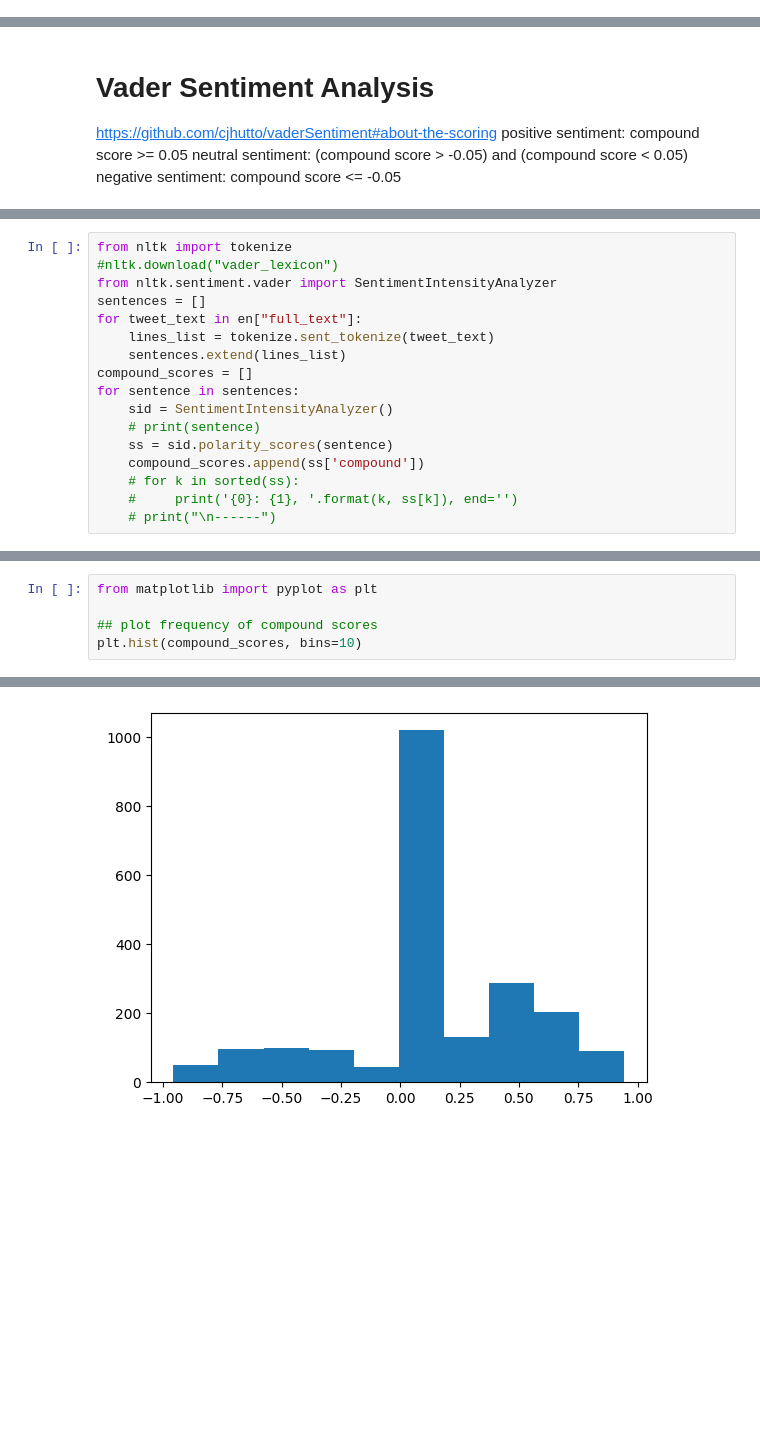
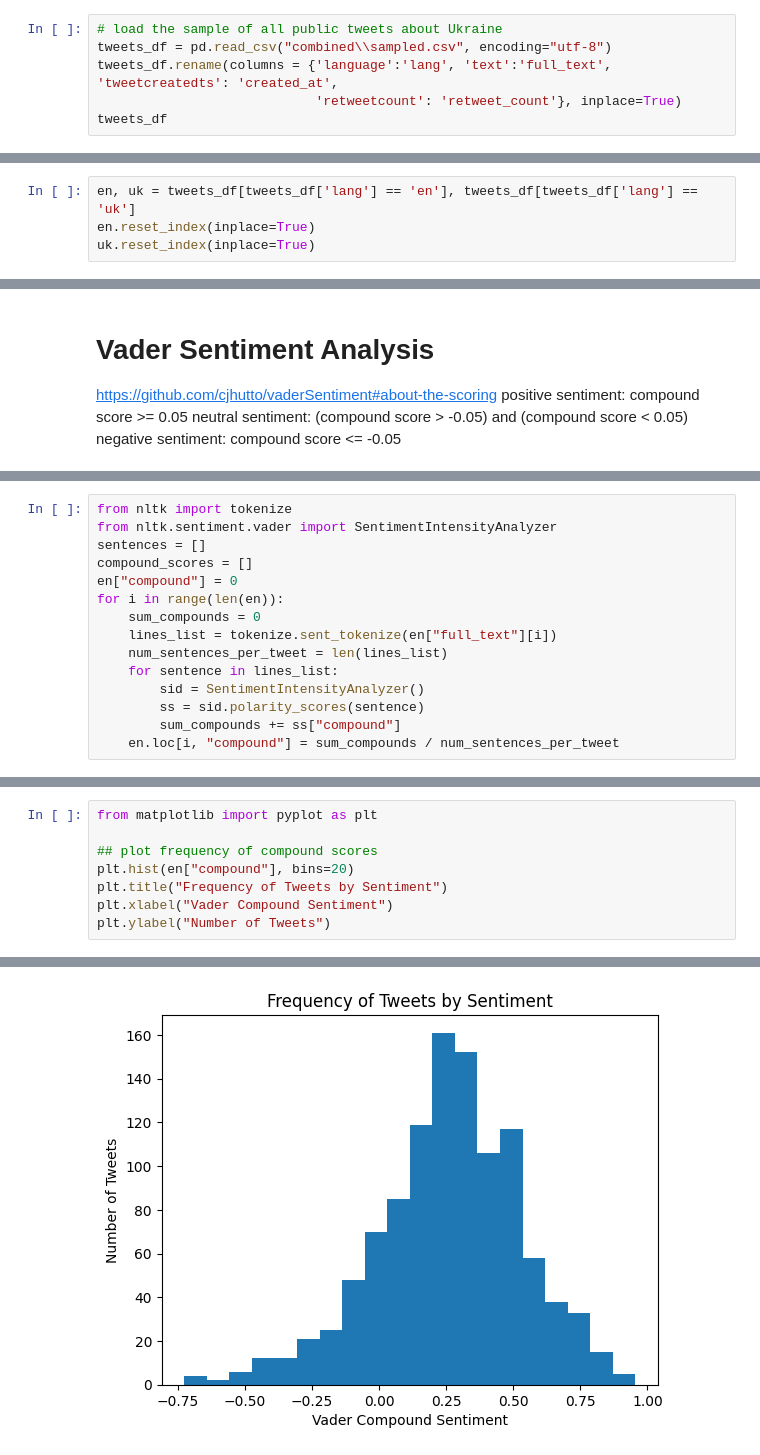
Before and after one commit to amdecker/social-media-ukraine, a Jupyter notebook: twitter_analysis.ipynb, the cells around one changed output, grey strips where cells are left out. Saved outputs shown, nothing was run; the diff lists cells and outputs as text; blank space fills up the shorter version.

Commit message:
tfidf, updated sentiment analysis, sampling of large dataset

```diff
--- a/twitter_analysis.ipynb
+++ b/twitter_analysis.ipynb
@@ -78,0 +50,6 @@ ro 1
+# %%
+# load the sample of all public tweets about Ukraine
+tweets_df = pd.read_csv("combined\\sampled.csv", encoding="utf-8")
+tweets_df.rename(columns = {'language':'lang', 'text':'full_text', 'tweetcreatedts': 'created_at',
+                            'retweetcount': 'retweet_count'}, inplace=True)
+tweets_df
@@ -95,3 +129,7 @@ en, uk = tweets_df.loc[tweets_df['lang'] == 'en'], tweets_df.loc[tweets_df['lang
+# %%
+en, uk = tweets_df[tweets_df['lang'] == 'en'], tweets_df[tweets_df['lang'] == 'uk']
+en.reset_index(inplace=True)
+uk.reset_index(inplace=True)
 # %% [markdown]
 # Remove stop words and tokenize
 # %%
@@ -300,18 +290,16 @@ https://github.com/cjhutto/vaderSentiment#about-the-scoring
 # %%
 from nltk import tokenize
-#nltk.download("vader_lexicon")
 from nltk.sentiment.vader import SentimentIntensityAnalyzer
 sentences = []
-for tweet_text in en["full_text"]:
-    lines_list = tokenize.sent_tokenize(tweet_text)
-    sentences.extend(lines_list)
 compound_scores = []
-for sentence in sentences:
-    sid = SentimentIntensityAnalyzer()
-    # print(sentence)
-    ss = sid.polarity_scores(sentence)
-    compound_scores.append(ss['compound'])
-    # for k in sorted(ss):
-    #     print('{0}: {1}, '.format(k, ss[k]), end='')
-    # print("\n------")
+en["compound"] = 0
+for i in range(len(en)):
+    sum_compounds = 0
+    lines_list = tokenize.sent_tokenize(en["full_text"][i])
+    num_sentences_per_tweet = len(lines_list)
+    for sentence in lines_list:
+        sid = SentimentIntensityAnalyzer()
+        ss = sid.polarity_scores(sentence)
+        sum_compounds += ss["compound"]
+    en.loc[i, "compound"] = sum_compounds / num_sentences_per_tweet
 # %% [output]
@@ -330,5 +312,8 @@ Name: full_text, dtype: object
 from matplotlib import pyplot as plt
 
 ## plot frequency of compound scores
-plt.hist(compound_scores, bins=10)
+plt.hist(en["compound"], bins=20)
+plt.title("Frequency of Tweets by Sentiment")
+plt.xlabel("Vader Compound Sentiment")
+plt.ylabel("Number of Tweets")
 # %% [output]
@@ -340 +321 @@ plt.hist(compound_scores, bins=10)
-[figure, old version]
+[figure, new version]
```
Also changed, not shown: parts of 25 cells of this notebook, 10 other files.
